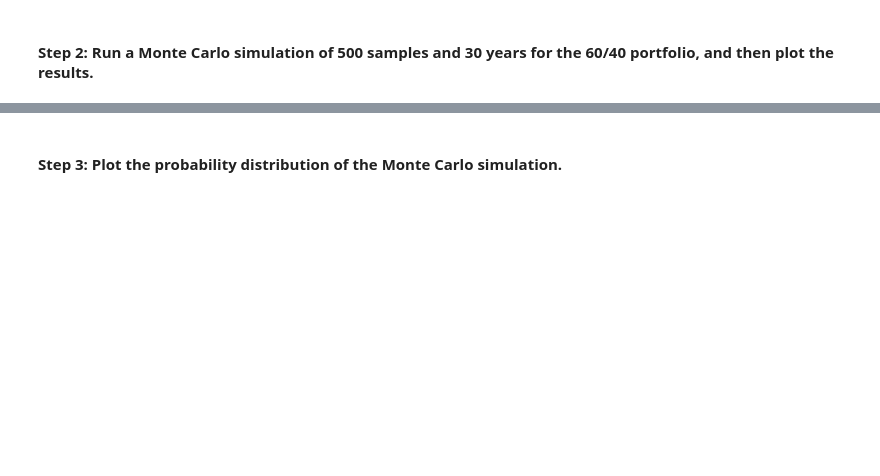
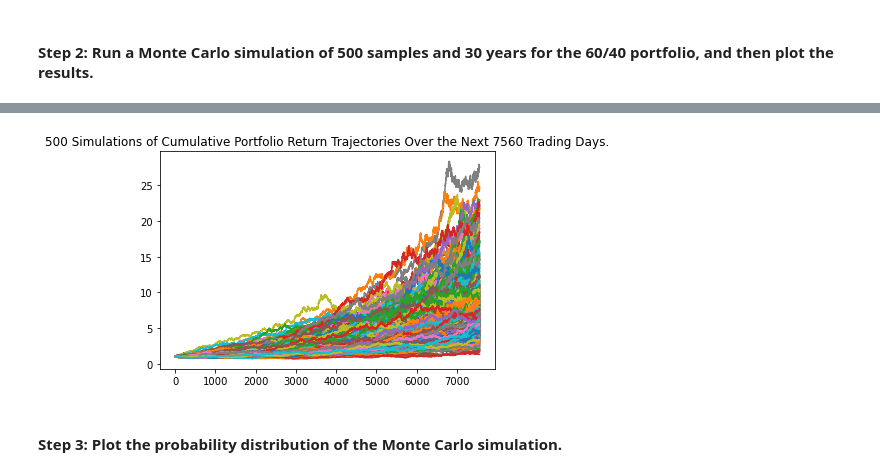
Before and after one commit to seanpatel19/Challenge-5-, a Jupyter notebook: financial_planning_tools.ipynb, the cells around one changed output, grey strips where cells are left out. Cells and saved outputs as stored; diff of their text form; code cells hidden in the pictures; blank space fills up the shorter version.

```diff
--- a/financial_planning_tools.ipynb
+++ b/financial_planning_tools.ipynb
@@ -439,19 +439,25 @@ In this section, you’ll use the MCForecastTools library to create a Monte Carl
 # %%
 # Set start and end dates of 3 years back from your current date
 # Alternatively, you can use an end date of 2020-08-07 and work 3 years back from that date
-# YOUR CODE HERE
-# YOUR CODE HERE
+new_start_date = pd.Timestamp("2017-08-07", tz="America/New_York").isoformat()
+new_end_date = pd.Timestamp("2020-08-07", tz="America/New_York").isoformat()
 
 # Set number of rows to 1000 to retrieve the maximum amount of rows
-# YOUR CODE HERE
+limit_rows = 1000
 # %%
 # Use the Alpaca get_barset function to make the API call to get the 3 years worth of pricing data
 # The tickers and timeframe parameters should have been set in Part 1 of this activity
 # The start and end dates should be updated with the information set above
 # Remember to add the df property to the end of the call so the response is returned as a DataFrame
-# YOUR CODE HERE
+montecarlo_df = alpaca.get_barset(
+  tickers,
+  timeframe,
+  start=new_start_date,
+  end=new_end_date,
+  limit=limit_rows
+).df
 
 
 # Display both the first and last five rows of the DataFrame
-# YOUR CODE HERE
-# YOUR CODE HERE
+montecarlo_df.head()
+montecarlo_df.tail()
@@ -461,7 +476,12 @@ In this section, you’ll use the MCForecastTools library to create a Monte Carl
 # Configure the Monte Carlo simulation to forecast 30 years cumulative returns
 # The weights should be split 40% to AGG and 60% to SPY.
 # Run 500 samples.
-# YOUR CODE HERE
+MC_thirtyyear = MCSimulation(
+  portfolio_data = montecarlo_df,
+  weights = [.60,.40],
+  num_simulation = 500,
+  num_trading_days = 252*30
+)
 
 # Review the simulation input data
-# YOUR CODE HERE
+MC_thirtyyear.portfolio_data.describe()
@@ -471,7 +533,9 @@ In this section, you’ll use the MCForecastTools library to create a Monte Carl
 # %%
 # Visualize the 30-year Monte Carlo simulation by creating an
 # overlay line plot
-# YOUR CODE HERE
+MC_sim_line_plot = MC_thirtyyear.plot_simulation()
+# %% [output]
+[figure, added]
 # %% [markdown]
 #### Step 3: Plot the probability distribution of the Monte Carlo simulation.
 # %%
```
Also changed, not shown: parts of 22 cells of this notebook.
